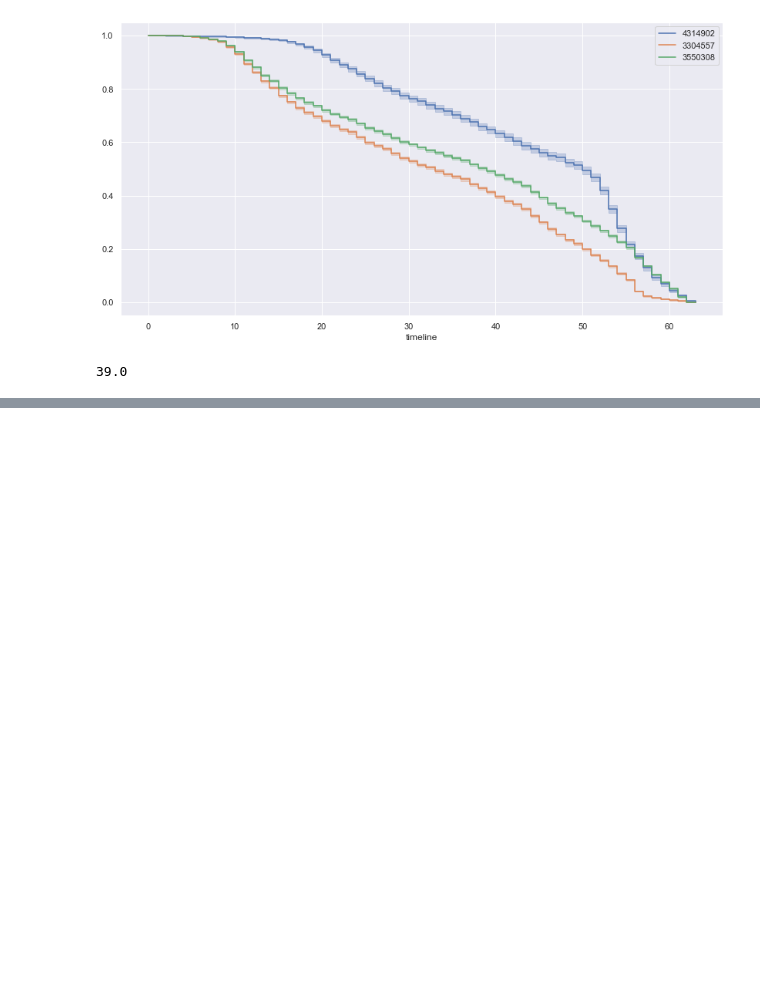
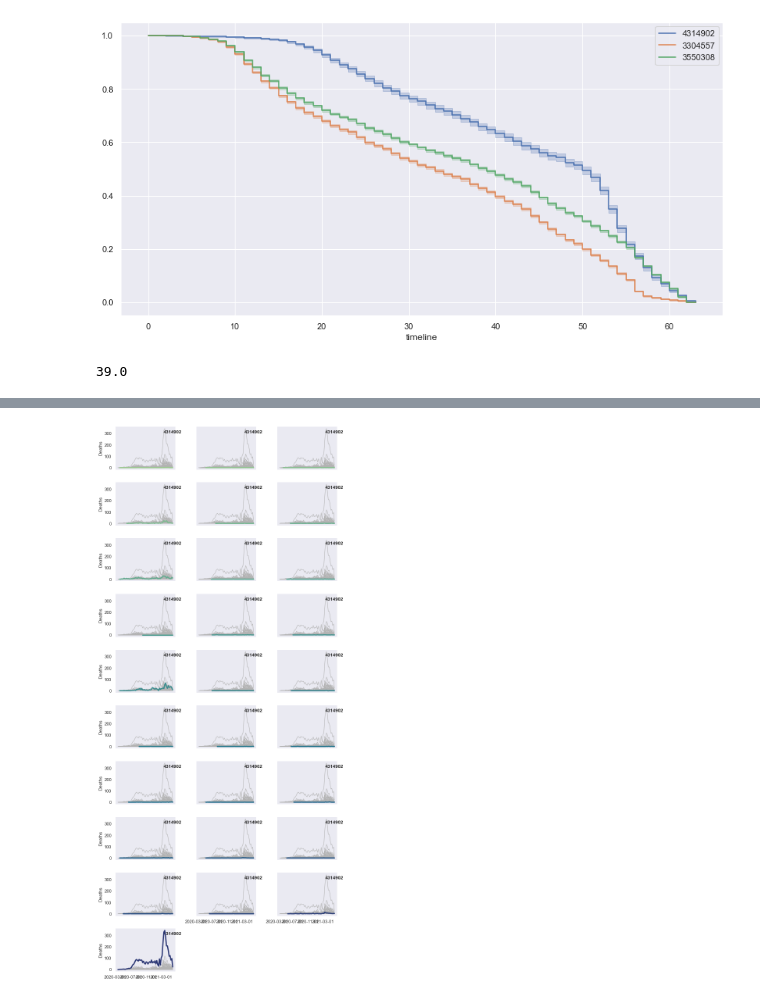
Before and after one commit to alexandrepereiraarq/COVIDGI, a Jupyter notebook: CVGI_MR_05_analysis.ipynb, the cells around one changed output, grey strips where cells are left out. Cells and saved outputs as stored; diff of their text form; code cells hidden in the pictures; blank space fills up the shorter version.

Commit message:
minor update, exploring data with the analysis

```diff
--- a/CVGI_MR_05_analysis.ipynb
+++ b/CVGI_MR_05_analysis.ipynb
@@ -51,8 +51,8 @@ Data columns (total 8 columns):
 =========================================================================
  None
 # %%
-cases_by_epi_week_merged_clean = clean_cases_by_epi_week(cases_by_epi_week_merged)
-cases_by_epi_week_merged_clean
+cases = clean_cases_by_epi_week(cases_by_epi_week_merged)
+cases
 # %% [output]
 |  | ibge_code | epi_week | acc_cases | acc_deaths | new_cases | new_deaths | pop_2019 | epi_week_col | ... |
 | 0 | 1100015 | 2020.18 | 1 | 0 | 1 | 0 | 22945.0 | 2020.18 | ... |
@@ -247,0 +264,7 @@ kmf.median_survival_time_
+# %%
+city = '4314902'
+cases_pa = cases[cases.ibge_code == city]
+# %%
+uf = '43'
+cases_rs = cases[(cases['ibge_code'].str.startswith(uf))]
+cases_rs
@@ -247,0 +297,5 @@ kmf.median_survival_time_
+# %%
+var = 'new_deaths'
+cases_rs_clip1 = pd.DataFrame(cases_rs[[var,'epi_week_date','ibge_code']],index=cases_rs.index)
+cases_rs_clip2 = cases_rs_clip1[cases_rs_clip1['ibge_code'].str.startswith('4314')]
+cases_rs_clip2
@@ -247,0 +316,29 @@ kmf.median_survival_time_
+# %%
+sns.set_theme(style="dark")
+
+# Plot each year's time series in its own facet
+g = sns.relplot(
+    data=cases_rs_clip2,
+    x="epi_week_date", y=var, col="ibge_code", hue="ibge_code",
+    kind="line", palette="crest", linewidth=3, zorder=5,
+    col_wrap=3, height=2, aspect=1.5, legend=False,
+)
+for city, ax in g.axes_dict.items():
+
+    # Add the title as an annotation within the plot
+    ax.text(.8, .85, year, transform=ax.transAxes, fontweight="bold")
+
+    # Plot every city's time series in the background
+    sns.lineplot(
+        data=cases_rs_plot, x="epi_week_date", y=var, units="ibge_code",
+        estimator=None, color=".7", linewidth=1, ax=ax,
+    )
+# Reduce the frequency of the x axis ticks
+ax.set_xticks(ax.get_xticks()[::2])
+
+# Tweak the supporting aspects of the plot
+g.set_titles("")
+g.set_axis_labels("", "Deaths")
+g.tight_layout()
+# %% [output]
+[figure, added]
```
Also changed, not shown: parts of 18 cells of this notebook, 1 other file.
